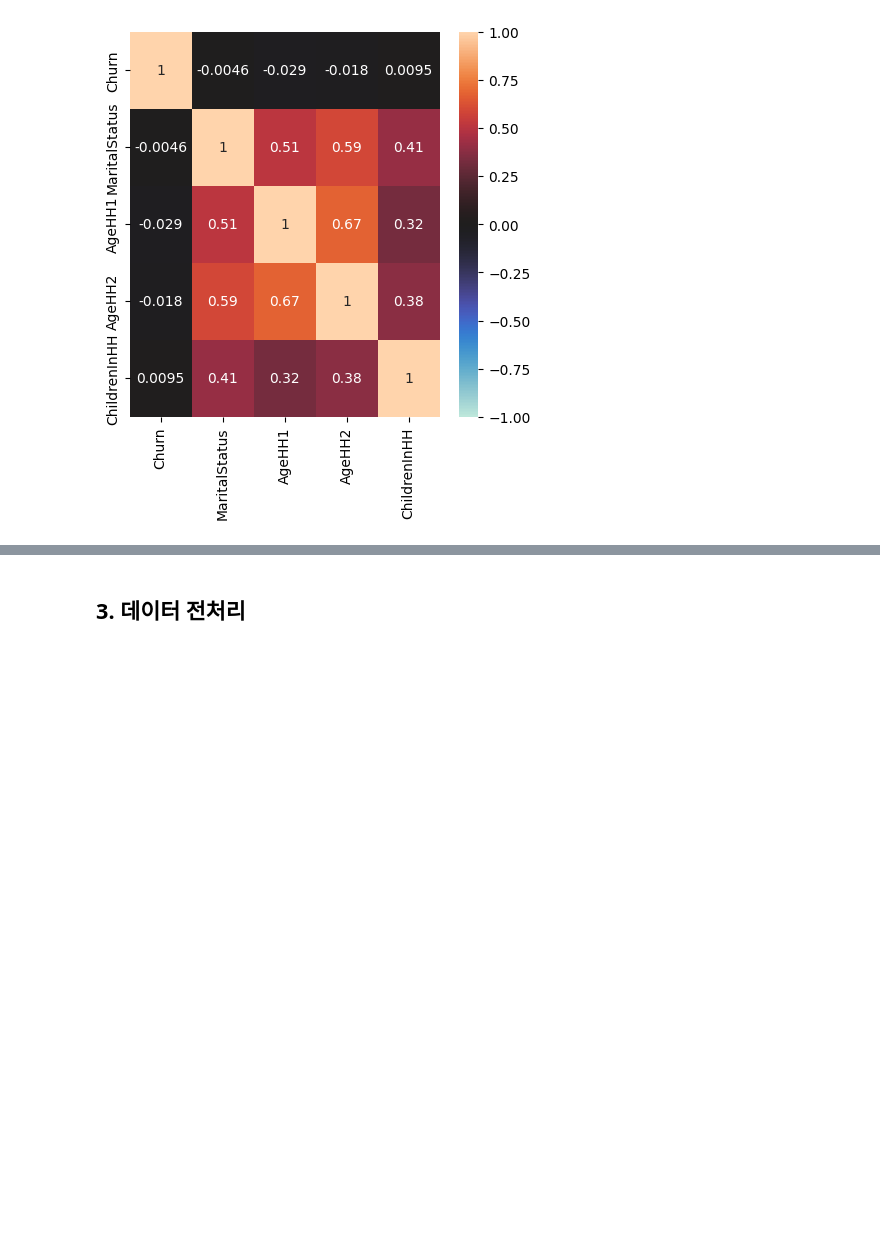
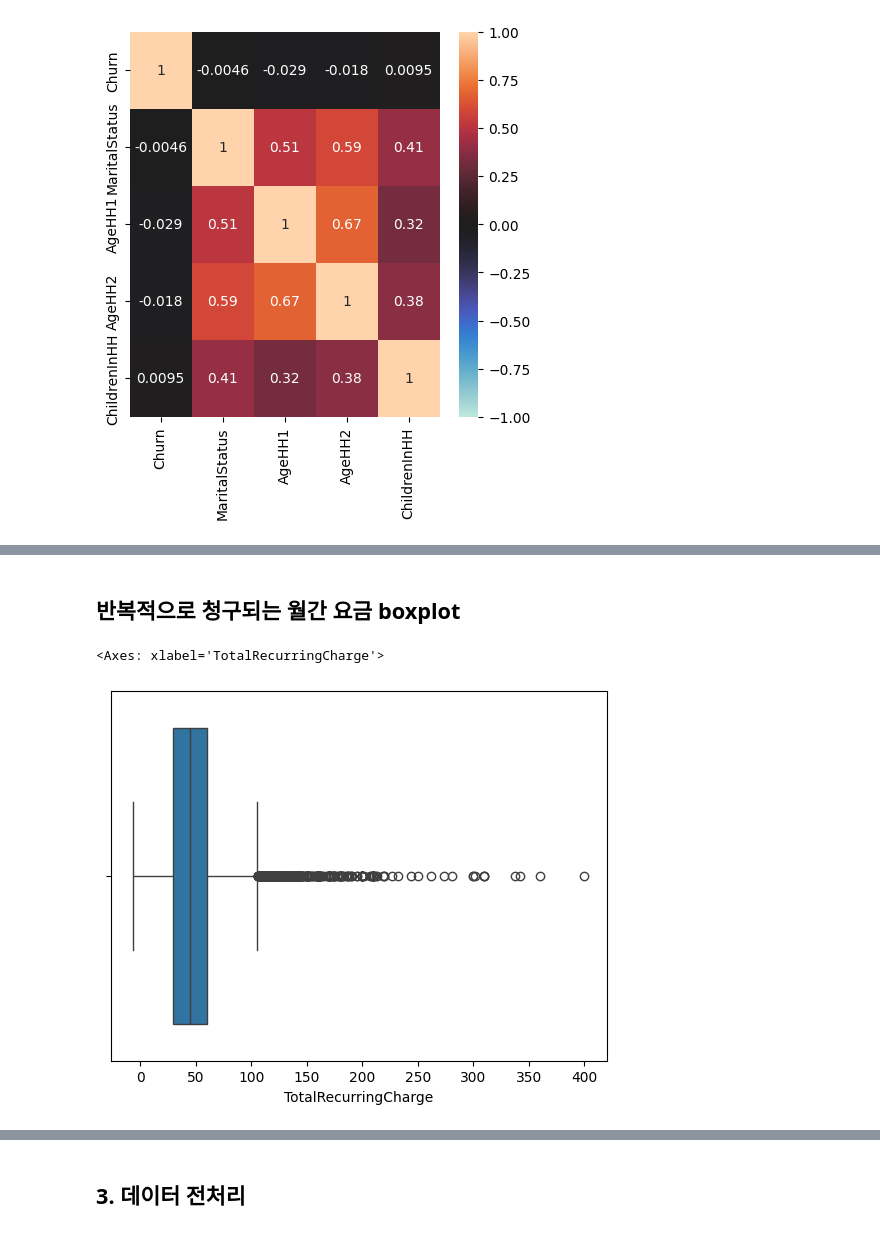
Before and after one commit to SKNETWORKS-FAMILY-AICAMP/SKN07-2nd-2Team, a Jupyter notebook: 20241216.ipynb, the cells around one changed output, grey strips where cells are left out. Drawn from its saved outputs; the diff is of its cells as text; code cells hidden in the pictures; blank space fills up the shorter version.

```diff
--- a/20241216.ipynb
+++ b/20241216.ipynb
@@ -303,0 +369,7 @@ sns.heatmap(df_corr, vmax=1, vmin=-1, center=0, annot=True)
+# %% [markdown]
+## 반복적으로 청구되는 월간 요금 boxplot
+# %%
+sns.boxplot(x=df_encoding['TotalRecurringCharge'])
+# %% [output]
+<Axes: xlabel='TotalRecurringCharge'>
+[figure, added]
```
Also changed, not shown: parts of 20 cells of this notebook.
